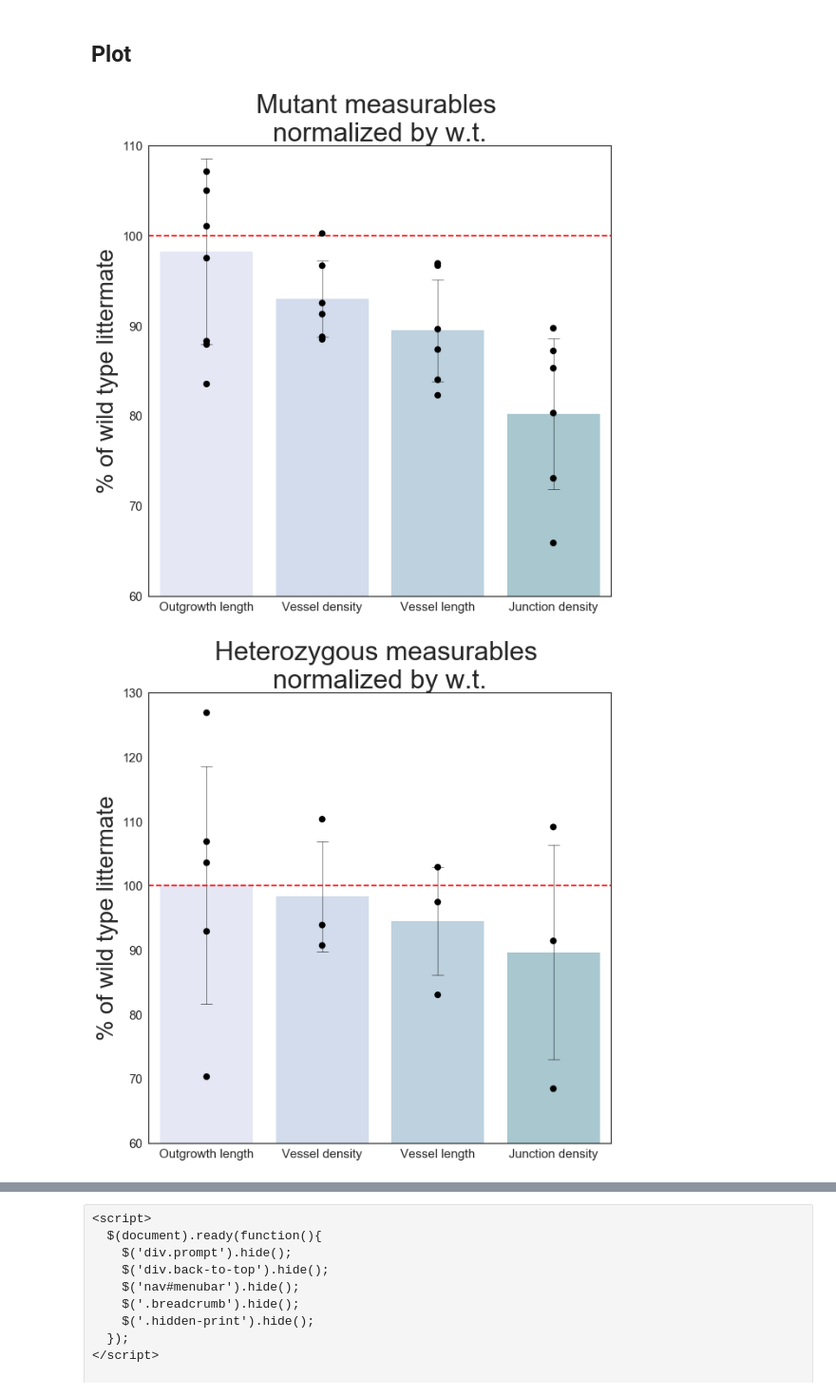
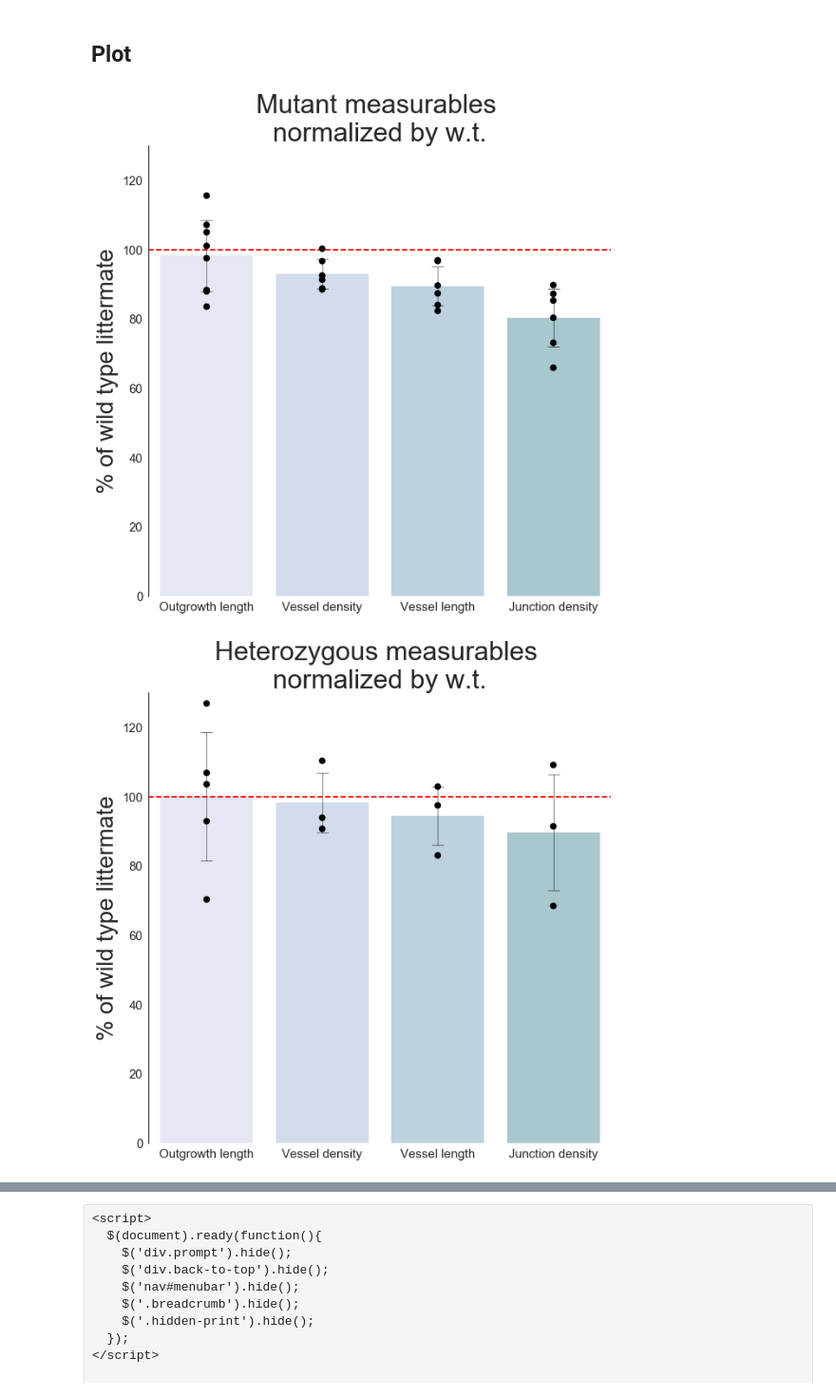
Before and after one commit to MixedIndentations/Angiogenesis-Density, a Jupyter notebook: notebooks/visualization-2018-January-Talk.ipynb, the cells around one changed output, grey strips where cells are left out. Shown at 95% size. Saved outputs shown, nothing was run; the diff lists cells and outputs as text; code cells hidden in the pictures.

Commit message:
more plots
Despined bottom/top/right to make for a cleaner plot

added pure strip plots with different ylims

added more bar/strip plots with different ylims

```diff
--- a/notebooks/visualization-2018-January-Talk.ipynb
+++ b/notebooks/visualization-2018-January-Talk.ipynb
@@ -295,18 +295,21 @@ def make_bar_and_strip_plot(df, title='', ylim=[60,110]):
                                errcolor = 'black',
                                errwidth = 0.5,
                                order = plot_order,
+                               #alpha=0,
                                #errcolor = sns.xkcd_rgb['dark teal'],
                                capsize = 0.1
                               )
 
         sns.stripplot(data = df,
+                      #palette=sns.color_palette("muted"),
                       color = sns.xkcd_rgb["black"],
-                      #edgecolor='black',
+                      edgecolor='black',
                       size = 8,
                       alpha = 1,
+                      #jitter=.05,
                       order = plot_order,
                      )
-
+        sns.despine(bottom=True)
         ax.set_ylabel('% of wild type littermate')
         ax.set_ylim(ylim)
         ax.axhline(100, color = 'red', linestyle = '--')
@@ -315,16 +318,17 @@ def make_bar_and_strip_plot(df, title='', ylim=[60,110]):
         ax.yaxis.label.set_size(28)
 # %%
 make_bar_and_strip_plot(mutant_df,
-                        title = 'Mutant measurables \nnormalized by w.t.'
+                        title = 'Mutant measurables \nnormalized by w.t.',
+                        ylim = [0,130]
                        )
-plt.savefig('../plots/mutant_bar_plot.pdf')
+plt.savefig('../plots/mutant_bar_plot_ymin0.pdf')
 # %% [output]
-[figure, old version]
+[figure, new version]
 # %%
 make_bar_and_strip_plot(hetero_df,
                         title = 'Heterozygous measurables \nnormalized by w.t.',
-                        ylim = [60,130]
+                        ylim = [0,130]
                        )
-plt.savefig('../plots/hetero_bar_plot.pdf')
+plt.savefig('../plots/hetero_bar_plot_ymin0.pdf')
 # %% [output]
-[figure, old version]
+[figure, new version]
```
Also changed, not shown: parts of 3 cells of this notebook, 10 other files.
